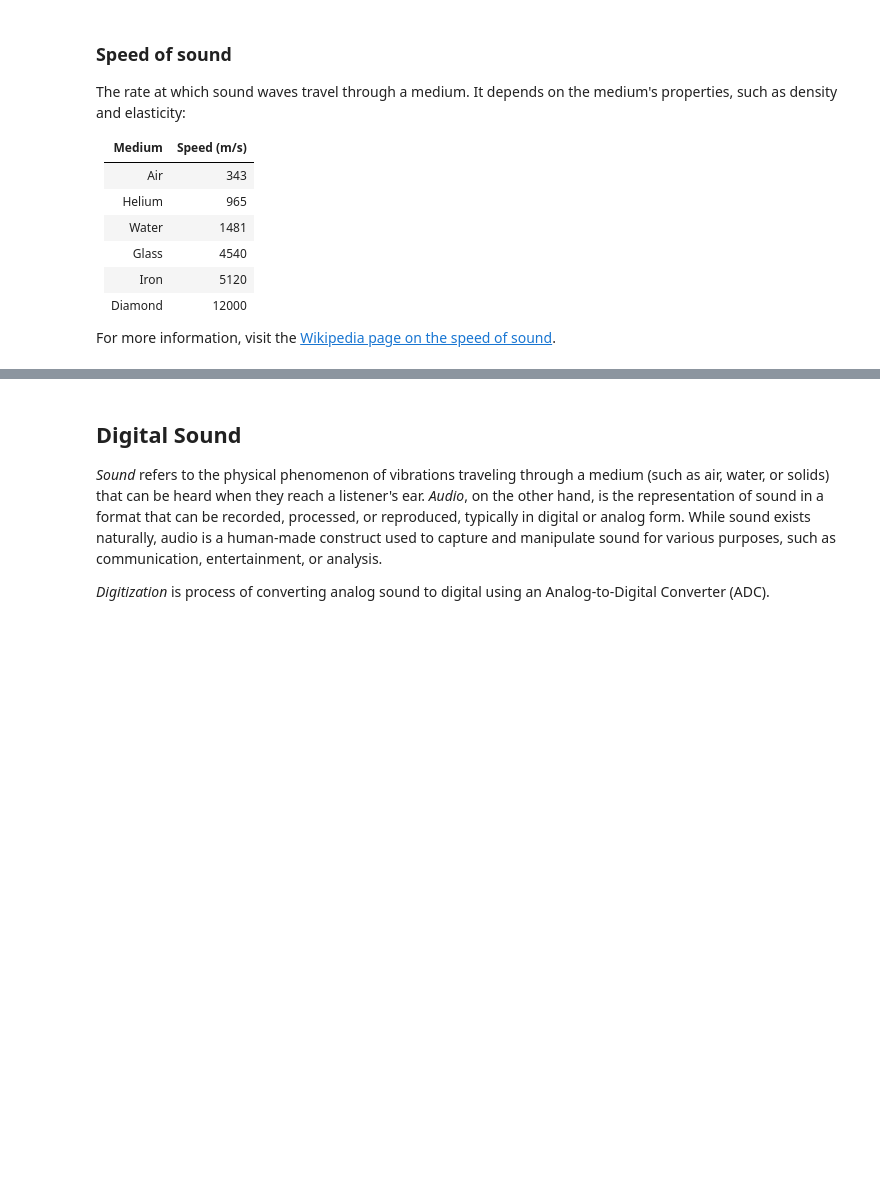
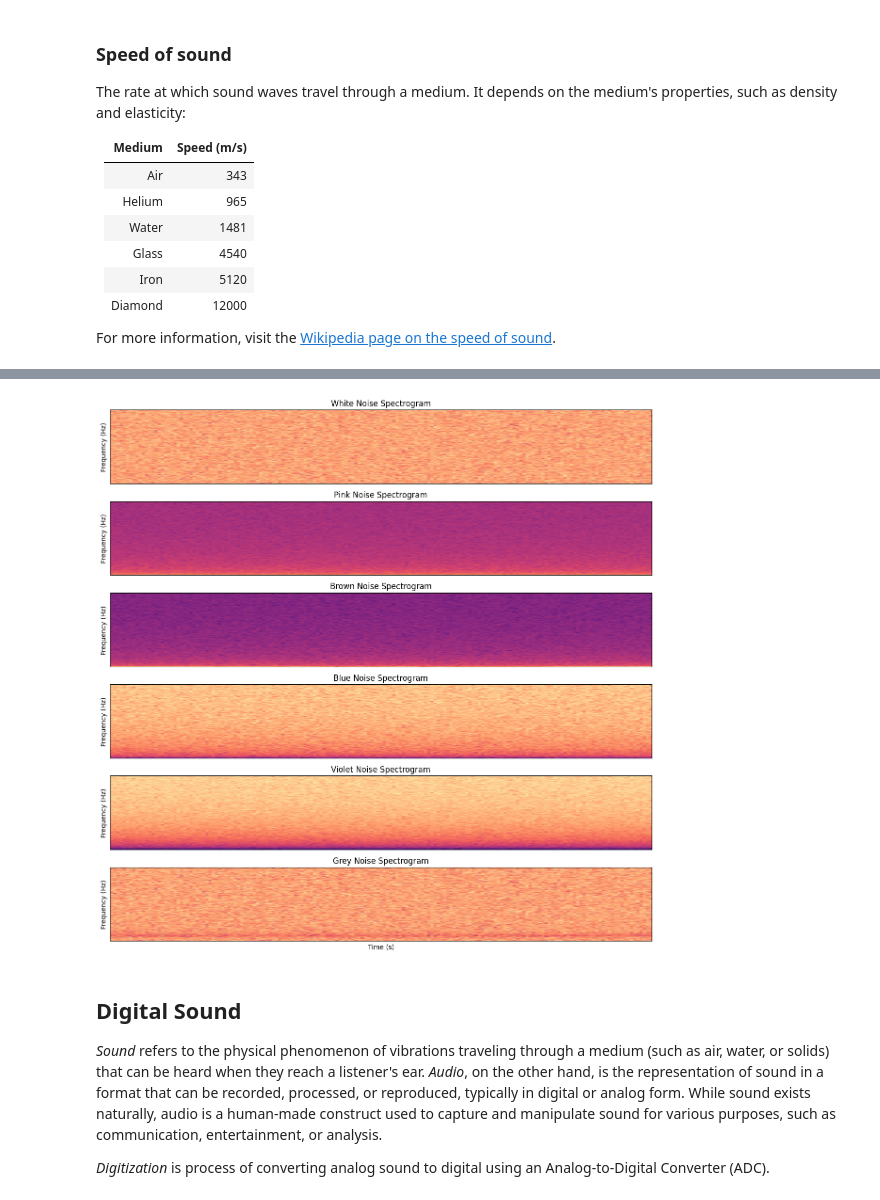
Before and after one commit to alexarje/sensing, a Jupyter notebook: book/week3.ipynb, the cells around one changed output, grey strips where cells are left out. Cells and saved outputs as stored; diff of their text form; code cells hidden in the pictures; blank space fills up the shorter version.

```diff
--- a/book/week3.ipynb
+++ b/book/week3.ipynb
@@ -362,3 +376,17 @@ For more information, visit the [Wikipedia page on the speed of sound](https://e
+# %%
+plt.figure(figsize=(12, 12))
+for i, (name, noise) in enumerate(noises, 1):
+    plt.subplot(6, 1, i)
+    plt.specgram(noise, Fs=sampling_rate, NFFT=1024, noverlap=512, cmap='magma')
+    plt.title(f'{name} Noise Spectrogram')
+    plt.ylabel('Frequency (Hz)')
+    plt.xticks([])
+    plt.yticks([])
+plt.xlabel('Time (s)')
+plt.tight_layout()
+plt.show()
+# %% [output]
+[figure, added]
 # %% [markdown]
 ## Digital Sound
 
```
Also changed, not shown: parts of 1 cell of this notebook.
